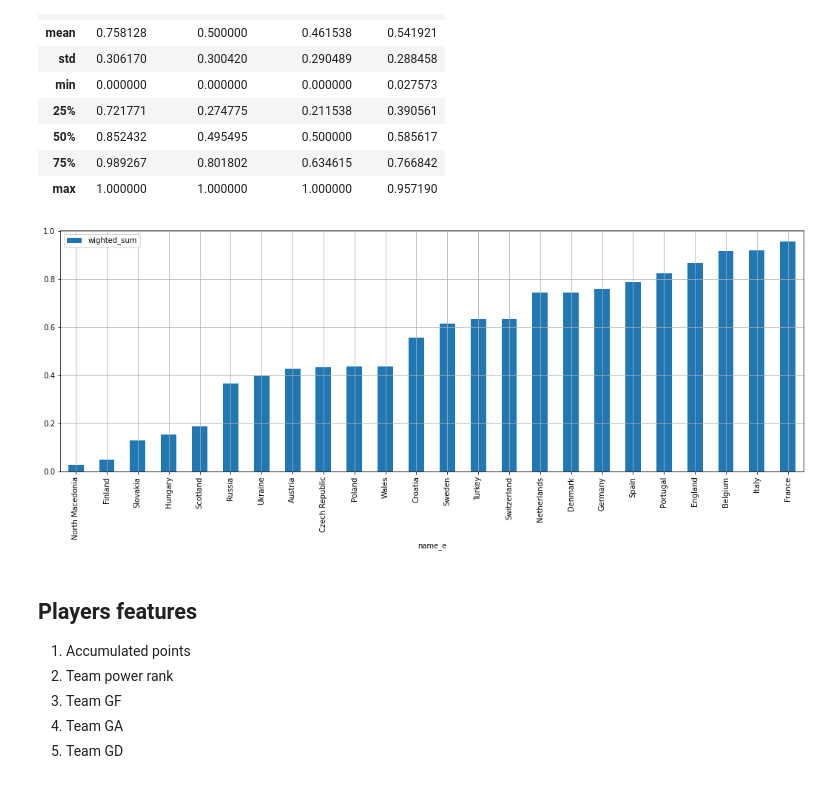
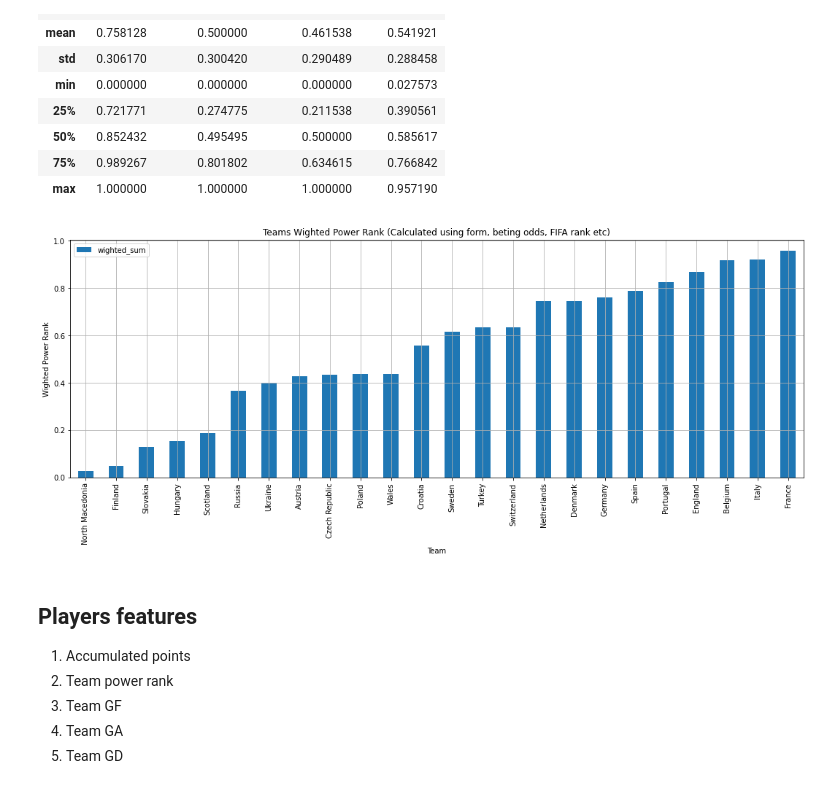
Before and after one commit to avshalomd/sport5-fantasy, a Jupyter notebook: fantasy-euro.ipynb, the cells around one changed output. Drawn from its saved outputs; the diff is of its cells as text; code cells hidden in the pictures.

```diff
--- a/fantasy-euro.ipynb
+++ b/fantasy-euro.ipynb
@@ -194,10 +197,13 @@ teams_df.describe()
 # %%
 teams_df.sort_values("wighted_sum", inplace=True)
 teams_df.plot(x="name_e", y=["wighted_sum"], kind="bar", figsize=(18,6));
 plt.grid();
 plt.xticks(rotation=90);
+plt.title('Teams Wighted Power Rank (Calculated using form, beting odds, FIFA rank etc)');
+plt.xlabel('Team');
+plt.ylabel('Wighted Power Rank');
 # %% [output]
-[figure, old version]
+[figure, new version]
 # %% [markdown]
 ## Players features
 1. Accumulated points
```
Also changed, not shown: parts of 33 cells of this notebook, 4 other files.
